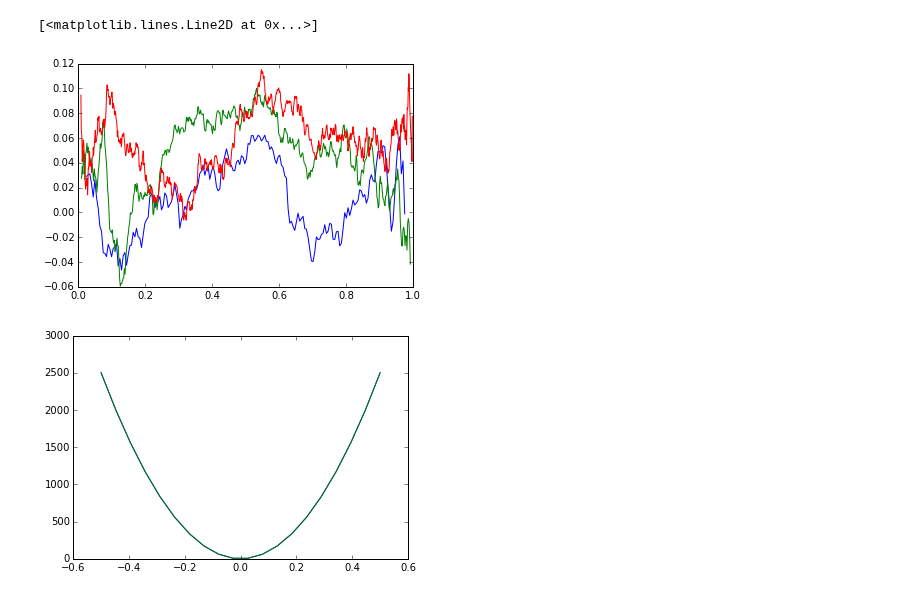
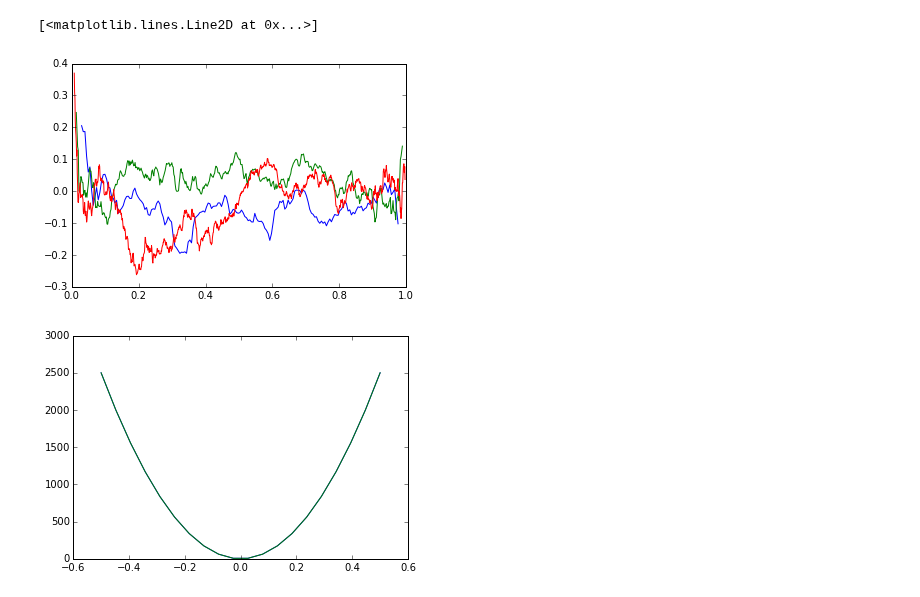
Before and after one commit to astroandes/MACH, a Jupyter notebook: src/covariance_matrix.ipynb, the cells around one changed output. Cells and saved outputs as stored; diff of their text form; code cells hidden in the pictures.

```diff
--- a/src/covariance_matrix.ipynb
+++ b/src/covariance_matrix.ipynb
@@ -29,8 +29,8 @@ def get_cov_matrix(data, n_select=200, n_iter=20):
     for i in range(n_iter):
         r_n, m_n = downsample(data, n_select=n_select)
         #plt.plot(np.log10(r_n), np.log10(m_n))
-        all_r_n[i,:] = np.log10(r_n[:])
-        all_m_n[i,:] = np.log10(m_n[:])
+        all_r_n[i,:] = np.log(r_n[:])
+        all_m_n[i,:] = np.log(m_n[:])
     r_av = np.average(all_r_n, axis=0)
     all_m_n_interpolated = np.zeros((n_iter, n_select))
     for i in range(n_iter):
@@ -54,16 +54,16 @@ cov_matrix_2000 = get_cov_matrix(data, n_select=2000, n_iter=90)
 cov_matrix_4000 = get_cov_matrix(data, n_select=4000, n_iter=90)
 # %%
 x = np.linspace(1.0/200,1.0-1.0/200,200)
-plt.plot(x, np.log10(np.sqrt(6.0) * np.sqrt(x/(1.0-x)) * np.sqrt(200.0) * np.sqrt((cov_matrix_200.diagonal()))))
+plt.plot(x, np.log(np.sqrt(x/(1.0-x)) * np.sqrt(200.0) * np.sqrt((cov_matrix_200.diagonal()))))
 
 x = np.linspace(1.0/500,1.0-1.0/500,500)
-plt.plot(x, np.log10(np.sqrt(6.0) * np.sqrt(x/(1.0-x))* np.sqrt(500.0) * np.sqrt((cov_matrix_500.diagonal()))))
+plt.plot(x, np.log(np.sqrt(x/(1.0-x))* np.sqrt(500.0) * np.sqrt((cov_matrix_500.diagonal()))))
 
-x = np.linspace(1.0/1000,1-1.0/4000,1000)
-plt.plot(x, np.log10(np.sqrt(6.0) * np.sqrt(x/(1.0-x)) * np.sqrt(1000.0) * np.sqrt((cov_matrix_1000.diagonal()))))
+x = np.linspace(1.0/1000,1-1.0/1000,1000)
+plt.plot(x, np.log(np.sqrt(x/(1.0-x)) * np.sqrt(1000.0) * np.sqrt((cov_matrix_1000.diagonal()))))
 # %% [output]
 [<matplotlib.lines.Line2D at 0x...>]
-[figure, old version]
+[figure, new version]
 # %%
 grid_x, grid_y = np.mgrid[1.0/1000:1-1.0/1000:1000j, 1/1000.0:1-1.0/1000.0:1000j]
 new_cov_matrix = 6 * cov_matrix_1000 * 1000   * np.sqrt(grid_x/(1.0-grid_x)) * np.sqrt(grid_y/(1.0-grid_y))
```
